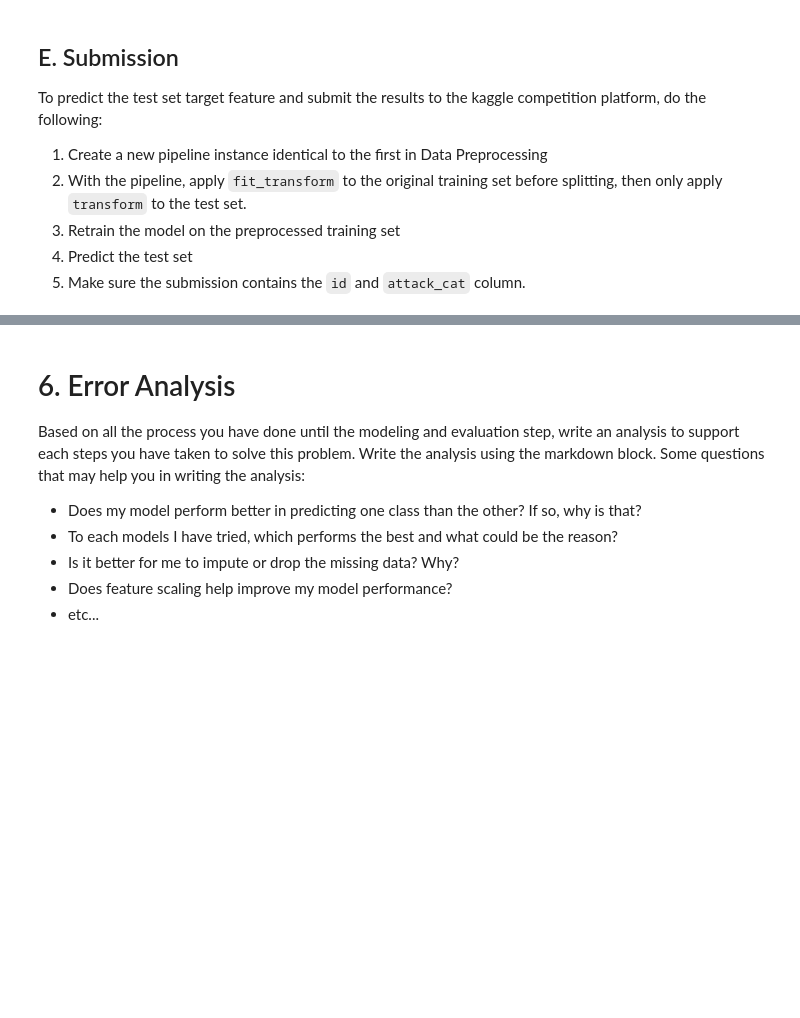
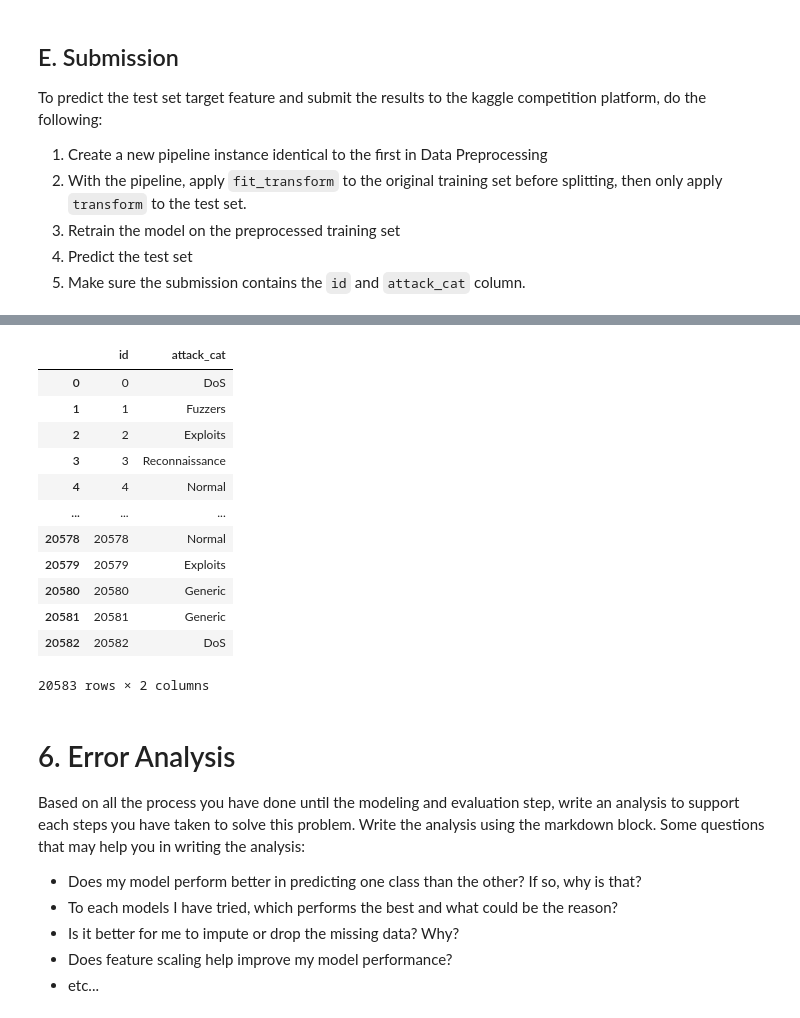
Before and after one commit to raflyhangga/tubes2-ai, a Jupyter notebook: src/IF3170 Artificial Intelligence _ Tugas Besar 2 Notebook .ipynb, the cells around one changed output, grey strips where cells are left out. Cells and saved outputs as stored; diff of their text form; code cells hidden in the pictures; blank space fills up the shorter version.

Commit message:
feat: notebook csv handler

```diff
--- a/src/IF3170 Artificial Intelligence _ Tugas Besar 2 Notebook .ipynb
+++ b/src/IF3170 Artificial Intelligence _ Tugas Besar 2 Notebook .ipynb
@@ -904,11 +777,6 @@ X_trainset = train_set_transform.drop(columns=['attack_cat','id'])
 y_valset = val_set['attack_cat']
 X_valset = val_set_transform.drop(columns=['attack_cat','id'])
 
-X_trainset = X_trainset.dropna()
-y_trainset = y_trainset[X_trainset.index]
-X_valset = X_valset.dropna()
-y_valset = y_valset[X_valset.index]
-
 print(f"X_trainset shape: {X_trainset.shape}")
 print(f"y_trainset shape: {y_trainset.shape}")
 print(f"X_valset shape: {X_valset.shape}")
@@ -980,15 +828,14 @@ Log Loss: 2.1217049120273557
 # %% [markdown]
 ## C. ID3
 # %%
-# Type your code here
 from sklearn.tree import DecisionTreeClassifier
+from sklearn.metrics import f1_score
 
-clf = DecisionTreeClassifier(random_state=1)
+clf = DecisionTreeClassifier(random_state=1, criterion='entropy')
 clf.fit(X_trainset, y_trainset)
 
-# Predict probabilities
-y_pred_proba = clf.predict_proba(X_valset)
-log_loss_score = log_loss(y_valset, y_pred_proba)
+y_pred = clf.predict(X_valset)
 
-print(f"Log Loss: {log_loss_score}")
+f1_macro = f1_score(y_valset, y_pred, average='macro')
+print(f"F1-Score (Macro Average): {f1_macro}")
 # %% [output]
@@ -1021,0 +869,21 @@ To predict the test set target feature and submit the results to the kaggle comp
+# %%
+pipe_submission = Pipeline([("imputer", FeatureImputer()),
+                 ("encoder", FeatureEncoder()),
+                 ("outlier", OutlierTransformator()),
+                 ("duplicatehandler", DuplicateHandler()),
+                 ("feature", FeatureEngineering()), #TODO: Bikin lebih gacor
+                 ("scaler", Scaler()),
+                 ("reductor", DimentionReduction(n_components=0.95)),
+                 ])
+
+df_test_transform = pipe_submission.fit_transform(df_test)
+df_test_transform = df_test_transform.drop(columns=['id'])
+
+pred = clf.predict(df_test_transform)
+
+df_result = pd.DataFrame({
+    'id': df_test['id'],
+    'attack_cat': pred
+})
+
+df_result.to_csv("data/submission.csv", index=False)
@@ -1022,3 +898,19 @@ To predict the test set target feature and submit the results to the kaggle comp
+# %%
+df_result
+# %% [output]
+|  | id | attack_cat |
+| 0 | 0 | DoS |
+| 1 | 1 | Fuzzers |
+| 2 | 2 | Exploits |
+| 3 | 3 | Reconnaissance |
+| 4 | 4 | Normal |
+| ... | ... | ... |
+| 20578 | 20578 | Normal |
+| 20579 | 20579 | Exploits |
+| 20580 | 20580 | Generic |
+| 20581 | 20581 | Generic |
+| 20582 | 20582 | DoS |
+20583 rows × 2 columns
 # %% [markdown]
 # 6. Error Analysis
 
```
Also changed, not shown: parts of 25 cells of this notebook, 1 other file.
